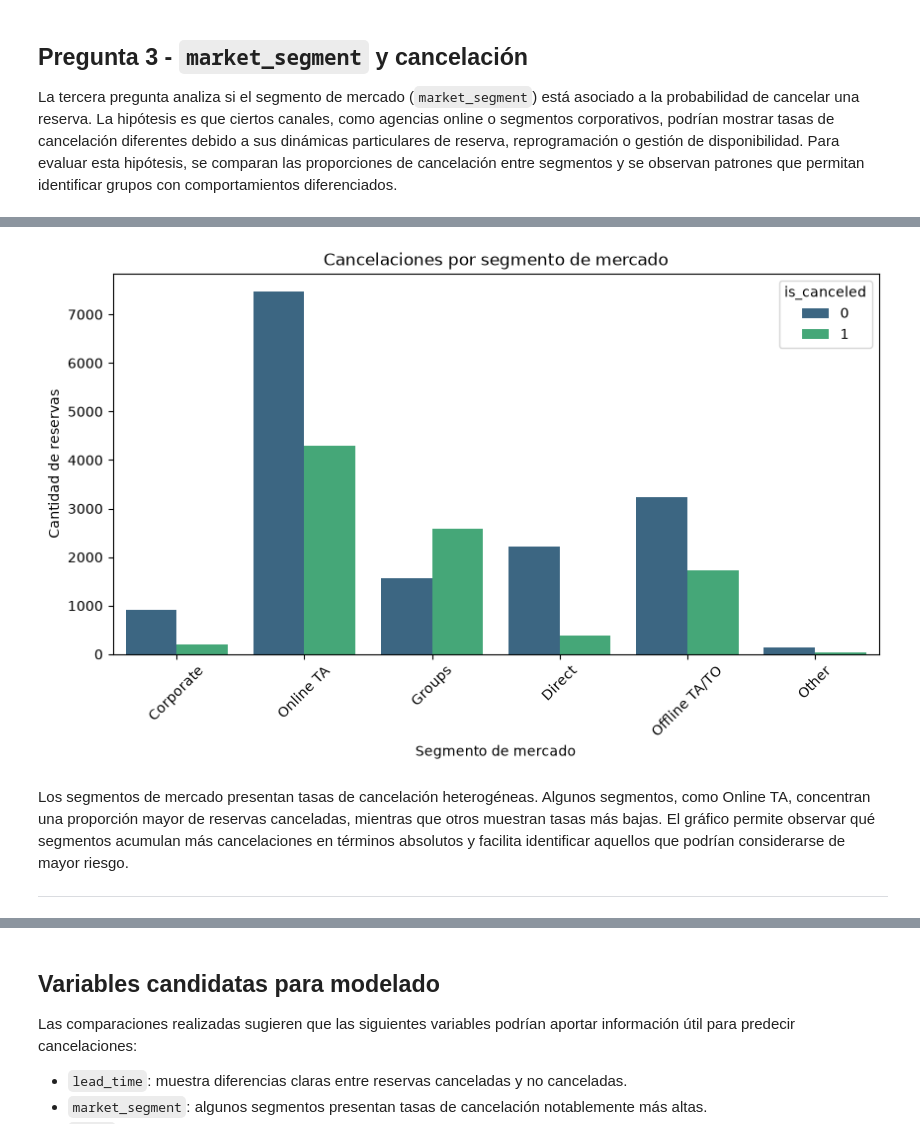
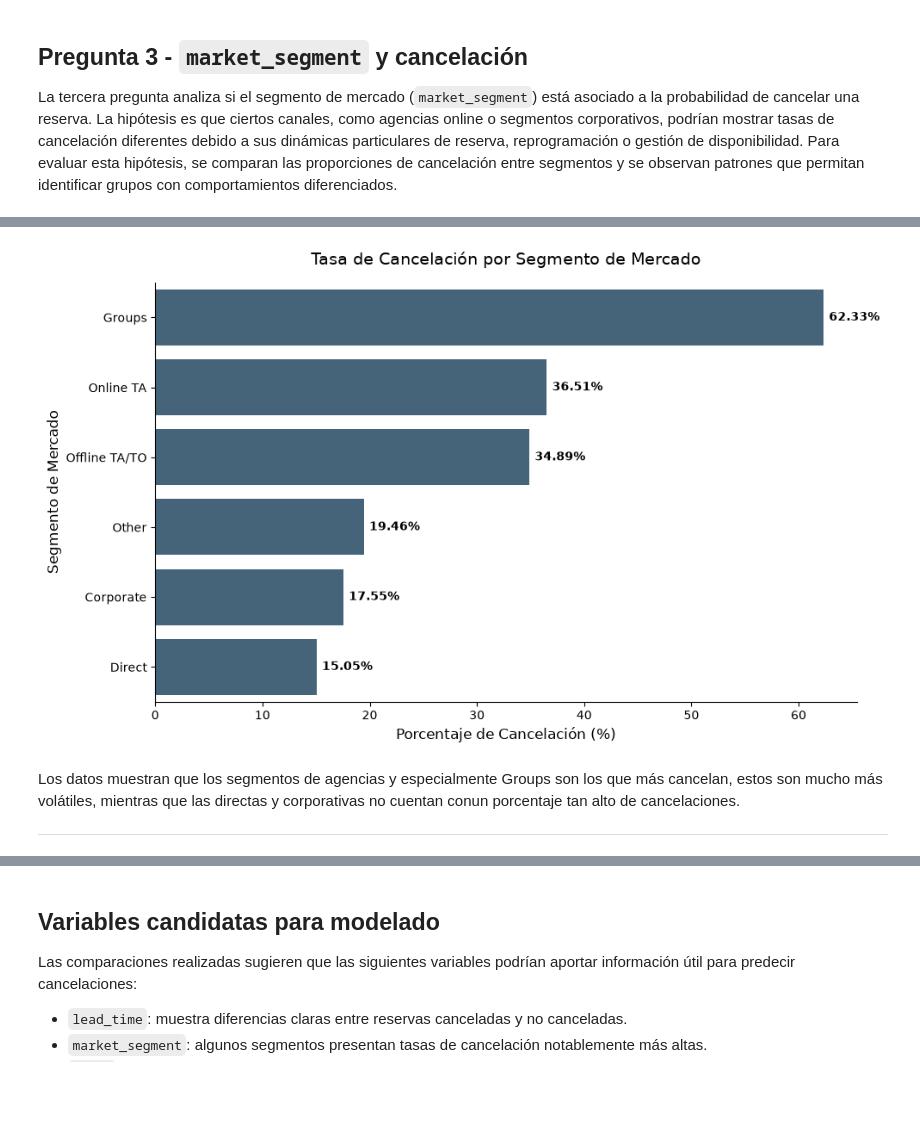
Before and after one commit to MatiasManuelCarro/UTN-TUPAD-Analisis_Datos_TPI, a Jupyter notebook: 10_TPI - SEmana 10 - Entrega 4/Matias Carro - Analisis de Datos - TPI - Semana 10 - Entrega 4 .ipynb, the cells around one changed output, grey strips where cells are left out. Saved outputs shown, nothing was run; the diff lists cells and outputs as text; code cells hidden in the pictures; blank space fills up the shorter version.

```diff
--- a/10_TPI - SEmana 10 - Entrega 4/Matias Carro - Analisis de Datos - TPI - Semana 10 - Entrega 4 .ipynb
+++ b/10_TPI - SEmana 10 - Entrega 4/Matias Carro - Analisis de Datos - TPI - Semana 10 - Entrega 4 .ipynb
@@ -1098,7 +1201,7 @@ El City Hotel concentra la mayor cantidad de reservas, pero al comparar porcenta
 La tercera pregunta analiza si el segmento de mercado (`market_segment`) está asociado a la probabilidad de cancelar una reserva. La hipótesis es que ciertos canales, como agencias online o segmentos corporativos, podrían mostrar tasas de cancelación diferentes debido a sus dinámicas particulares de reserva, reprogramación o gestión de disponibilidad. Para evaluar esta hipótesis, se comparan las proporciones de cancelación entre segmentos y se observan patrones que permitan identificar grupos con comportamientos diferenciados.
 # %%
 #Cancelaciones por segmento de mercado
-con.sql("""
+df_segmentos = con.sql("""
     SELECT
         market_segment,
         COUNT(*) AS total_reservas,
@@ -1114,5 +1217,7 @@ con.sql("""
     FROM reservas
     GROUP BY market_segment
     ORDER BY porcentaje_canceladas DESC
-""")
+""").df()
+
+df_segmentos
 # %% [output]
@@ -1130,15 +1262,28 @@ con.sql("""
 # %%
-plt.figure(figsize=(10,5))
-sns.countplot(data=df, x='market_segment', hue='is_canceled', palette='viridis')
-plt.xticks(rotation=45)
-plt.title('Cancelaciones por segmento de mercado')
-plt.xlabel('Segmento de mercado')
-plt.ylabel('Cantidad de reservas')
+plt.figure(figsize=(10, 6))
+
+ax = sns.barplot(
+    data=df_segmentos,
+    x='porcentaje_canceladas',
+    y='market_segment',
+    color='#3c6682'
+)
+
+plt.title('Tasa de Cancelación por Segmento de Mercado', fontsize=14, pad=15)
+plt.xlabel('Porcentaje de Cancelación (%)', fontsize=12)
+plt.ylabel('Segmento de Mercado', fontsize=12)
+
+# Etiquetas con porcentaje
+for index, value in enumerate(df_segmentos['porcentaje_canceladas']):
+    ax.text(value + 0.5, index, f'{value}%', va='center', fontsize=10, fontweight='bold')
+
+sns.despine()
+plt.tight_layout()
 plt.show()
 # %% [output]
-[figure, old version]
+[figure, new version]
 # %% [markdown]
-Los segmentos de mercado presentan tasas de cancelación heterogéneas. Algunos segmentos, como Online TA, concentran una proporción mayor de reservas canceladas, mientras que otros muestran tasas más bajas. El gráfico permite observar qué segmentos acumulan más cancelaciones en términos absolutos y facilita identificar aquellos que podrían considerarse de mayor riesgo.
+Los datos muestran que los segmentos de agencias y especialmente Groups son los que más cancelan, estos son mucho más volátiles, mientras que las directas y corporativas no cuentan conun porcentaje tan alto de cancelaciones.
 
 ---
 # %% [markdown]
```
Also changed, not shown: parts of 15 cells of this notebook, 1 other file.
